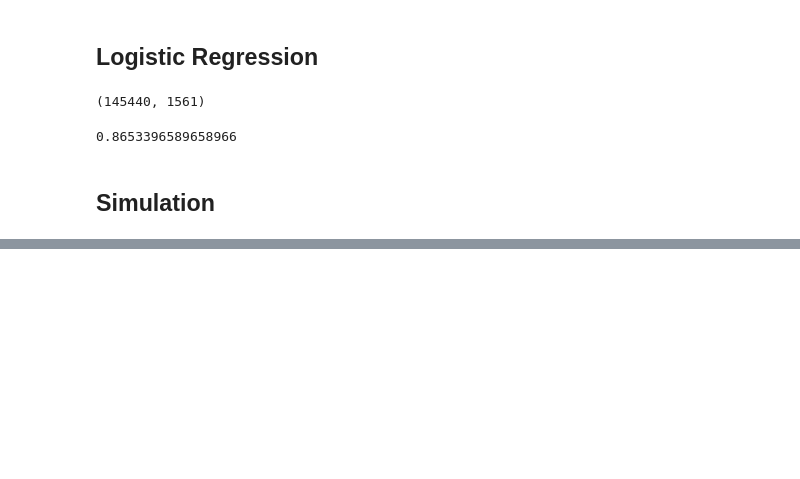
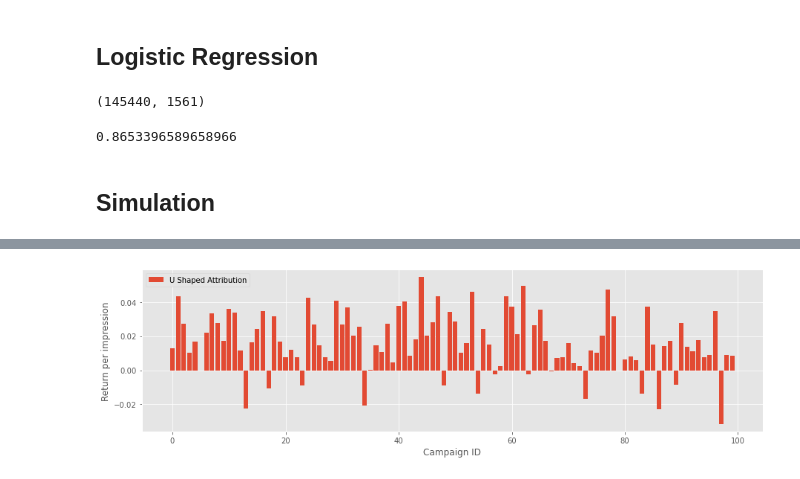
Before and after one commit to komkar123/INFO7374-Algorithmic_Digital_Marketing, a Jupyter notebook: Assignment 2/channel-attribution.ipynb, the cells around one changed output, grey strips where cells are left out. Cells and saved outputs as stored; diff of their text form; code cells hidden in the pictures; blank space fills up the shorter version.

```diff
--- a/Assignment 2/channel-attribution.ipynb
+++ b/Assignment 2/channel-attribution.ipynb
@@ -405,0 +488,11 @@ def simulate_budget_roi(df, budget_total, attribution, verbose=False):
+# %%
+campaign_idx = range(150, 250)
+fig = plt.figure(figsize=(15,4))
+ax = fig.add_subplot(111)
+plt.bar( range(len(U_Shape_attr[campaign_idx])), U_Shape_attr[campaign_idx], label='U Shaped Attribution' )
+plt.xlabel('Campaign ID')
+plt.ylabel('Return per impression')
+plt.legend(loc='upper left')
+plt.show()
+# %% [output]
+[figure, added]
```
Also changed, not shown: parts of 14 cells of this notebook.
